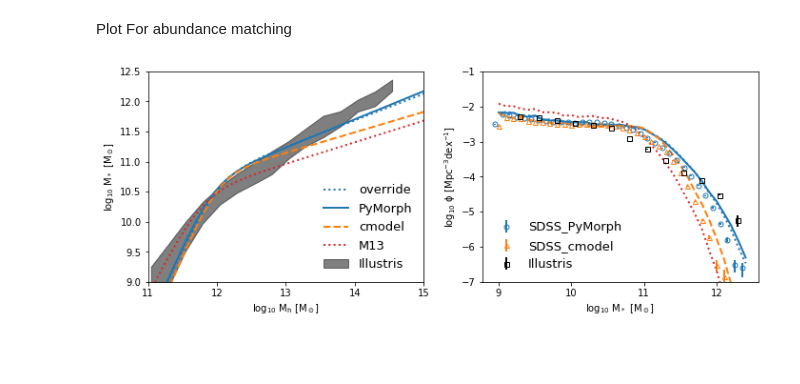
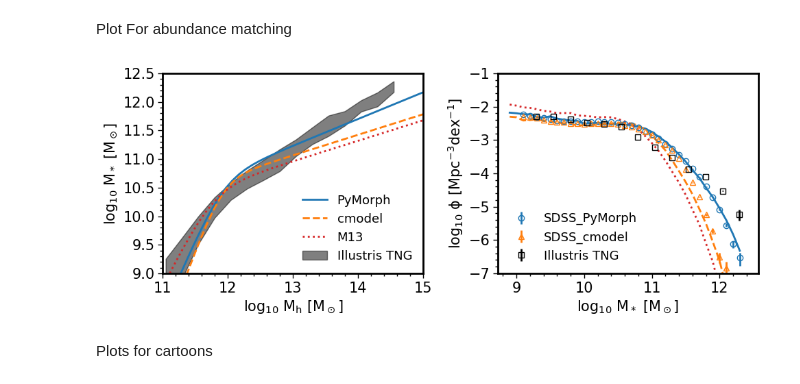
Before and after one commit to PipGrylls/STEEL, a Jupyter notebook: Notebooks/Plots/Extra_Plots_Paper2.ipynb, the cells around one changed output. Cells and saved outputs as stored; diff of their text form; code cells hidden in the pictures; blank space fills up the shorter version.

Commit message:
Added some science for FS nature paper, all other changes are playing with coloborator data

```diff
--- a/Notebooks/Plots/Extra_Plots_Paper2.ipynb
+++ b/Notebooks/Plots/Extra_Plots_Paper2.ipynb
@@ -36,6 +33,5 @@ importlib.reload(F)
 # %%
 #set plot paramaters here
-mpl.rcParams.update(mpl.rcParamsDefault)
 plt.rcParams['ytick.minor.visible']=True
 plt.rcParams['xtick.minor.visible']=True
 plt.rcParams['axes.linewidth']=2
@@ -198,30 +145,30 @@ f, axarr = plt.subplots(1, 2, figsize=(10,4))
 SMR_L = 9
 SMR_U = 12.5
 SMR_BW = 0.1
-SMF_Bins, Y_t, Y_t_e, Y_sat, Y_sat_e, Y_cen, Y_cen_e =  Add_SDSS.SMF_Data(SMF_Bins = np.append(np.arange(SMR_L, SMR_U , SMR_BW), np.max(np.arange(SMR_L, SMR_U , SMR_BW)) + SMR_BW) -(SMR_BW/2) )
+SMF_Bins, Y_t, Y_t_e, Y_sat, Y_sat_e, Y_cen, Y_cen_e =  Add_SDSS.SMF_Data()
 #axarr[1].errorbar(np.divide(SMF_Bins[1:]+SMF_Bins[:-1], 2), Y_cen, yerr=Y_cen_e, fmt = "o", label = "SDSS_PyMorph", mfc = "None")
-axarr[1].errorbar(SMF_Bins, Y_cen, yerr=Y_cen_e, fmt = "o", label = "SDSS_PyMorph", mfc = "None")
+axarr[1].errorbar(SMF_Bins[1:], Y_cen[1:], yerr=Y_cen_e[:,1:], fmt = "o", label = "SDSS_PyMorph", mfc = "None")
 #axarr[1].errorbar(SMF_Bins[:-1], Y_t, yerr=Y_t_e, label = "t_SE")
 
 SMF_Bins, Y_t, Y_t_e, Y_sat, Y_sat_e, Y_cen, Y_cen_e =  Add_SDSS.SMF_Data(OverridePhoto = "MsMendCmodel")
-axarr[1].errorbar(SMF_Bins, Y_cen, yerr=Y_cen_e, fmt = "^", label = "SDSS_cmodel", mfc = "None")
+axarr[1].errorbar(SMF_Bins[1:], Y_cen[1:], yerr=Y_cen_e[:,1:], fmt = "^", label = "SDSS_cmodel", mfc = "None")
 #axarr[1].errorbar(SMF_Bins[:-1], Y_t, yerr=Y_t_e, label = "t_cMod")
 
 #axarr[0].plot(X- np.log10(h), Shank17AM(np.log10(massdefs.changeMassDefinitionCModel(M=np.power(10, X), z=0.1, mdef_in='vir', mdef_out='200c')[0]) - np.log10(h)), "vC8",label = "S17", mfc = 'none')
 
-
+"""
 AbnMtch['Override_z'] = True
 axarr[0].plot(np.arange(10, 15, 0.1)- np.log10(h), F.DarkMatterToStellarMass(np.arange(10, 15, 0.1) - np.log10(h), 0.1, Paramaters, ScatterOn = False), ":C0", label = "override")
-"""
+
 Override['beta10'] += 0.854
 axarr[0].plot(np.arange(10, 15, 0.1)- np.log10(h), F.DarkMatterToStellarMass(np.arange(10, 15, 0.1) - np.log10(h), 0.1, Paramaters, ScatterOn = False), "-C0", label = "G19")
 Override['beta10'] -= 0.854
 Override['beta10'] -= 0.73
 axarr[0].plot(np.arange(10, 15, 0.1)- np.log10(h), F.DarkMatterToStellarMass(np.arange(10, 15, 0.1) - np.log10(h), 0.1, Paramaters, ScatterOn = False), "-C0", label = "G19")
 Override['beta10'] += 0.73
+
+AbnMtch['Override_z'] = False
 """
-AbnMtch['Override_z'] = False
-
 AbnMtch['G19_SE'] = True
 axarr[0].plot(np.arange(10, 15, 0.1)- np.log10(h), F.DarkMatterToStellarMass(np.arange(10, 15, 0.1) - np.log10(h), 0.1, Paramaters, ScatterOn = False), "-C0", label = "PyMorph")
 AbnMtch['G19_SE'] = False
@@ -249,11 +196,11 @@ SM_bin = SMF_Bins[1] - SMF_Bins[0]
 Halo_bin = 0.1
 Halo_MR = np.arange(10, 16, Halo_bin)
 Halo_MR_m200 = np.log10(massdefs.changeMassDefinitionCModel(M=np.power(10, Halo_MR), z=0.1, mdef_in='vir', mdef_out='200c')[0])
-
+"""
 AbnMtch['Override_z'] = True
 SMF = F.DM_to_SM(SMF_Bins, np.log10(HMF_fun(Halo_MR, Redshift)), Halo_MR, Halo_bin, SM_bin, Paramaters, Redshift = Redshift, N = 1000)[1]
 plt.plot(SMF_Bins, SMF, ":C0")
-"""
+
 Override['beta10'] += 0.854
 SMF = F.DM_to_SM(SMF_Bins, np.log10(HMF_fun(Halo_MR, Redshift)), Halo_MR, Halo_bin, SM_bin, Paramaters, Redshift = Redshift, N = 1000)[1]
 plt.plot(SMF_Bins, SMF, "-C0")
@@ -262,18 +209,18 @@ Override['beta10'] -= 0.73
 SMF = F.DM_to_SM(SMF_Bins, np.log10(HMF_fun(Halo_MR, Redshift)), Halo_MR, Halo_bin, SM_bin, Paramaters, Redshift = Redshift, N = 1000)[1]
 plt.plot(SMF_Bins, SMF, "-C0")
 Override['beta10'] += 0.73
+
+AbnMtch['Override_z'] = False
 """
-AbnMtch['Override_z'] = False
-
 
 
 AbnMtch['G19_SE'] = True
 SMF = F.DM_to_SM(SMF_Bins, np.log10(HMF_fun(Halo_MR, Redshift)), Halo_MR, Halo_bin, SM_bin, Paramaters, Redshift = Redshift, N = 1000)[1]
-plt.plot(SMF_Bins, SMF, "-C0")
+plt.plot(SMF_Bins-SM_bin, SMF, "-C0")
 AbnMtch['G19_SE'] = False
 AbnMtch['G19_cMod'] = True
 SMF = F.DM_to_SM(SMF_Bins, np.log10(HMF_fun(Halo_MR, Redshift)), Halo_MR, Halo_bin, SM_bin, Paramaters, Redshift = Redshift, N = 1000)[1]
-plt.plot(SMF_Bins, SMF, "--C1")
+plt.plot(SMF_Bins-SM_bin, SMF, "--C1")
 AbnMtch['G19_cMod'] = False
 """
 AbnMtch['Behroozi18'] = True
@@ -285,39 +232,41 @@ AbnMtch['Behroozi18'] = False
 """
 AbnMtch['Moster'] = True
 SMF = F.DM_to_SM(SMF_Bins, np.log10(HMF_fun(Halo_MR, Redshift)), Halo_MR_m200, Halo_bin, SM_bin, Paramaters, Redshift = Redshift, N = 1000)[1]
-plt.plot(SMF_Bins, SMF, ":C3")
+plt.plot(SMF_Bins-SM_bin, SMF, ":C3")
 AbnMtch['Moster'] = False
 
 
 SMHM_ill = np.load(AbsPath+'/Data/Observational/Illustris/SMHM_fillbtwn_99.npy')
-axarr[0].fill_between(SMHM_ill[0], SMHM_ill[1], SMHM_ill[2], color = 'k', alpha = 0.5, label = 'Illustris')
+axarr[0].fill_between(SMHM_ill[0], SMHM_ill[1], SMHM_ill[2], color = 'k', alpha = 0.5, label = 'Illustris TNG')
 SMF_ill = np.load(AbsPath+'/Data/Observational/Illustris/SMF_errbar_99.npy')
-axarr[1].errorbar(SMF_ill[0], SMF_ill[1], yerr = [SMF_ill[2], SMF_ill[3]], color = 'k',  fmt = "s", label = 'Illustris', mfc = None, fillstyle = "none")
+axarr[1].errorbar(SMF_ill[0], SMF_ill[1], yerr = [SMF_ill[2], SMF_ill[3]], color = 'k',  fmt = "s", label = 'Illustris TNG', mfc = None, fillstyle = "none")
 
 mpl.rcParams.update({'font.size': 13})
 axarr[0].legend(loc = 4, frameon = False)
 #axarr[1].legend(handles=lines_plotted, loc = 3, frameon = False)
 axarr[1].legend(frameon = False)
 
 
 
 
 axarr[0].set_ylim(9, 12.5)
 axarr[0].set_xlim(11, 15)
 axarr[1].set_ylim(-7, -1)
 axarr[0].set_xlabel("$\mathrm{log_{10}}$ $\mathrm{M_h}$ $\mathrm{[M_\odot]}$")
 axarr[0].set_ylabel("$\mathrm{log_{10}}$ $\mathrm{M_*}$ $\mathrm{[M_\odot]}$")
 axarr[1].set_xlabel("$\mathrm{log_{10}}$ $\mathrm{M_*}$ $\mathrm{[M_\odot]}$")
 axarr[1].set_ylabel("$\mathrm{log_{10}}$ $\mathrm{\phi}$ $\mathrm{[Mpc^{-3}dex^{-1}]}$")
 
 plt.tight_layout()
 
 plt.savefig(AbsPath+"/Figures/Paper2/AbundaceMtch_lowz.png")
 plt.savefig(AbsPath+"/Figures/Paper2/AbundaceMtch_lowz.pdf")
 
 plt.show()
 # %% [output]
-[figure, old version]
+[figure, new version]
+# %% [markdown]
+Plots for cartoons
 # %%
 #set plot paramaters here
 mpl.rcParams.update(mpl.rcParamsDefault)
```
Also changed, not shown: parts of 7 cells of this notebook, 10 other files.
